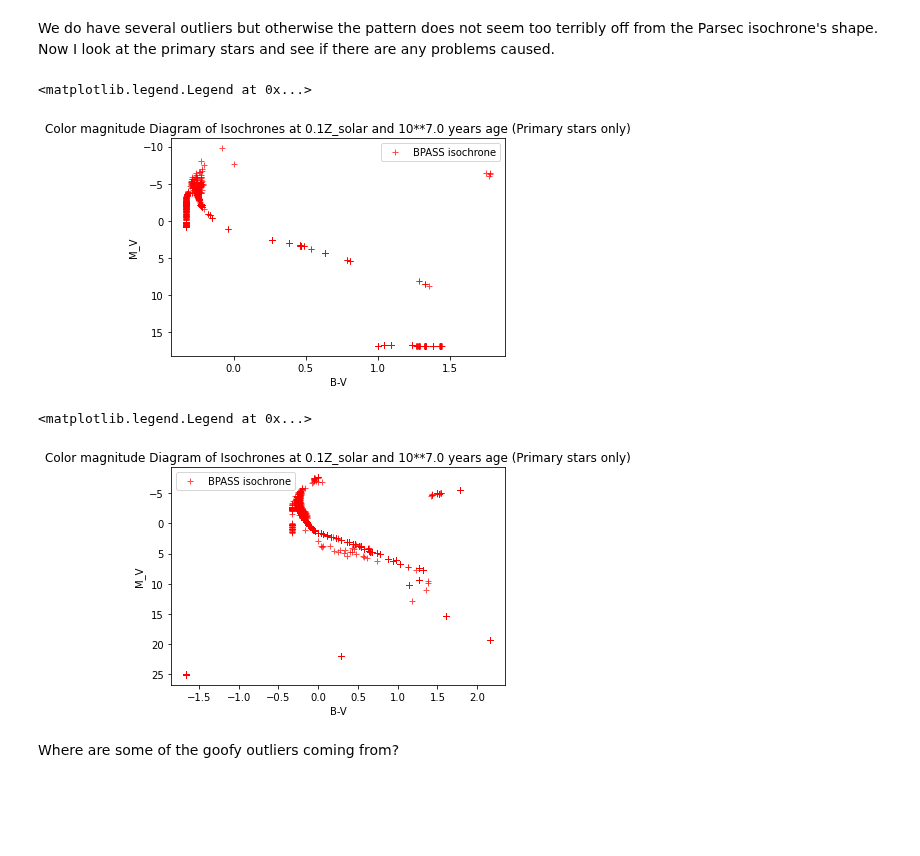
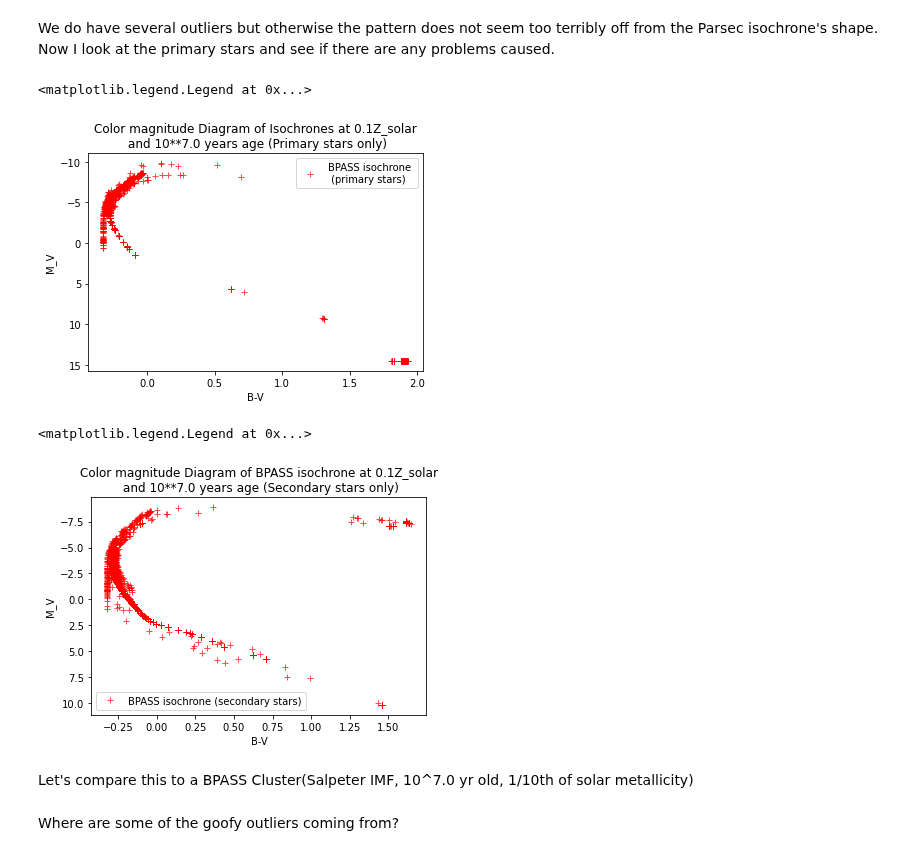
Before and after one commit to astropy/SPISEA, a Jupyter notebook: Test_Plots/Debugging the SPISEA isochrone at 0.1* solar metallicity 10**7.0 years old-Low-Met.ipynb, the cells around one changed output. Drawn from its saved outputs; the diff is of its cells as text; code cells hidden in the pictures; blank space fills up the shorter version.

```diff
--- a/Test_Plots/Debugging the SPISEA isochrone at 0.1* solar metallicity 10**7.0 years old-Low-Met.ipynb
+++ b/Test_Plots/Debugging the SPISEA isochrone at 0.1* solar metallicity 10**7.0 years old-Low-Met.ipynb
@@ -14,5 +12,5 @@ import time
 import numpy as np
 t1=time.time()
 bps=evolution.BPASS()
-iso1=synthetic.Isochrone_Binary(7.0, 0.0, 1000,math.log10(1), mass_sampling=1)
+iso1=synthetic.Isochrone_Binary(7.0, 0.0, 1000,math.log10(0.1), mass_sampling=1)
 # %% [output]
@@ -302,31 +269,35 @@ plt.legend()
 # %% [markdown]
 We do have several outliers but otherwise the pattern does not seem too terribly off from the Parsec isochrone's shape. Now I look at the primary stars and see if there are any problems caused.
 # %%
-# Taking a look at the Binary Cluster vs Default Settings cluster Observer's HR Diagram
+# Taking a look at the BPASS Cluster vs Parsec cluster Observer's HR Diagram
 # Remember to use a distance modulus!
 import matplotlib.pyplot as plt
 plt.plot(iso1.primaries['m_ubv_B'] - iso1.primaries["m_ubv_V"],
-         iso1.primaries["m_ubv_V"] - 5 * np.log10(100), "r+",  label="BPASS isochrone", alpha=0.7)
+         iso1.primaries["m_ubv_V"] - 5 * np.log10(100), "r+",  label="BPASS isochrone \n (primary stars)", alpha=0.7)
 plt.xlabel("B-V")
 plt.ylabel("M_V")
-plt.title("Color magnitude Diagram of Isochrones at 0.1Z_solar and 10**7.0 years age (Primary stars only)")
+plt.title("Color magnitude Diagram of Isochrones at 0.1Z_solar\n" +
+          " and 10**7.0 years age (Primary stars only)")
 plt.gca().invert_yaxis()
 plt.legend()
 # %% [output]
 <matplotlib.legend.Legend at 0x...>
-[figure, old version]
+[figure, new version]
 # %%
 import matplotlib.pyplot as plt
 plt.plot(iso1.secondaries['m_ubv_B'] - iso1.secondaries["m_ubv_V"],
-         iso1.secondaries["m_ubv_V"] - 5*np.log10(100), "r+",  label="BPASS isochrone", alpha =0.7)
+         iso1.secondaries["m_ubv_V"] - 5*np.log10(100), "r+",  label="BPASS isochrone (secondary stars)", alpha =0.7)
 plt.xlabel("B-V")
 plt.ylabel("M_V")
-plt.title("Color magnitude Diagram of Isochrones at 0.1Z_solar and 10**7.0 years age (Primary stars only)")
+plt.title("Color magnitude Diagram of BPASS isochrone at 0.1Z_solar\n" +
+          " and 10**7.0 years age (Secondary stars only)")
 plt.gca().invert_yaxis()
 plt.legend()
 # %% [output]
 <matplotlib.legend.Legend at 0x...>
-[figure, old version]
+[figure, new version]
+# %% [markdown]
+Let's compare this to a BPASS Cluster(Salpeter IMF, 10^7.0 yr old, 1/10th of solar metallicity)
 # %% [markdown]
 Where are some of the goofy outliers coming from?
 # %%
```
Also changed, not shown: parts of 49 cells of this notebook, 8 other files.
